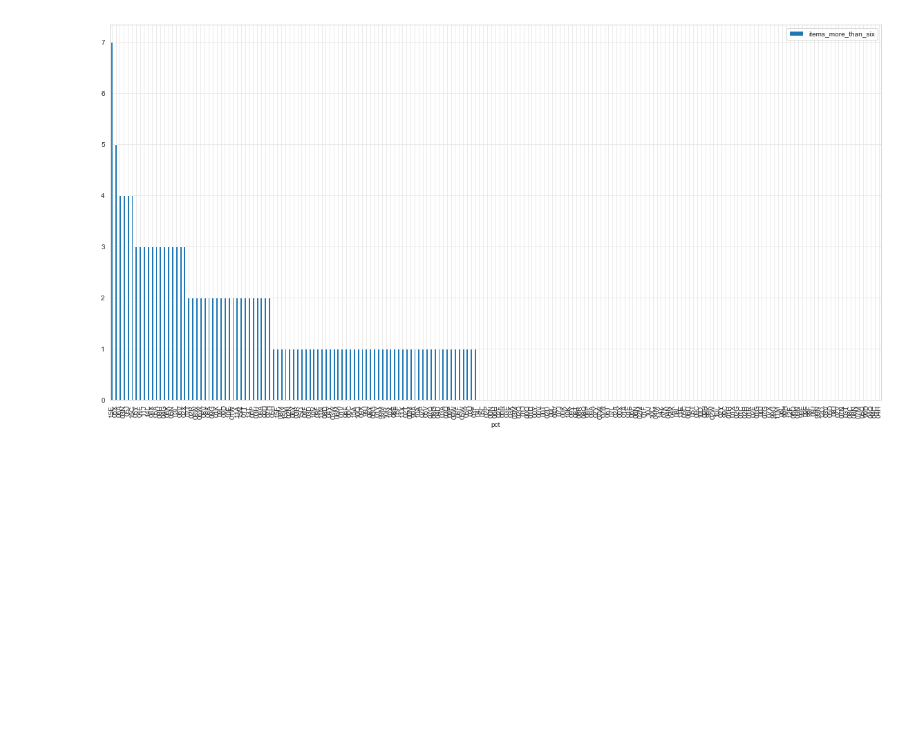
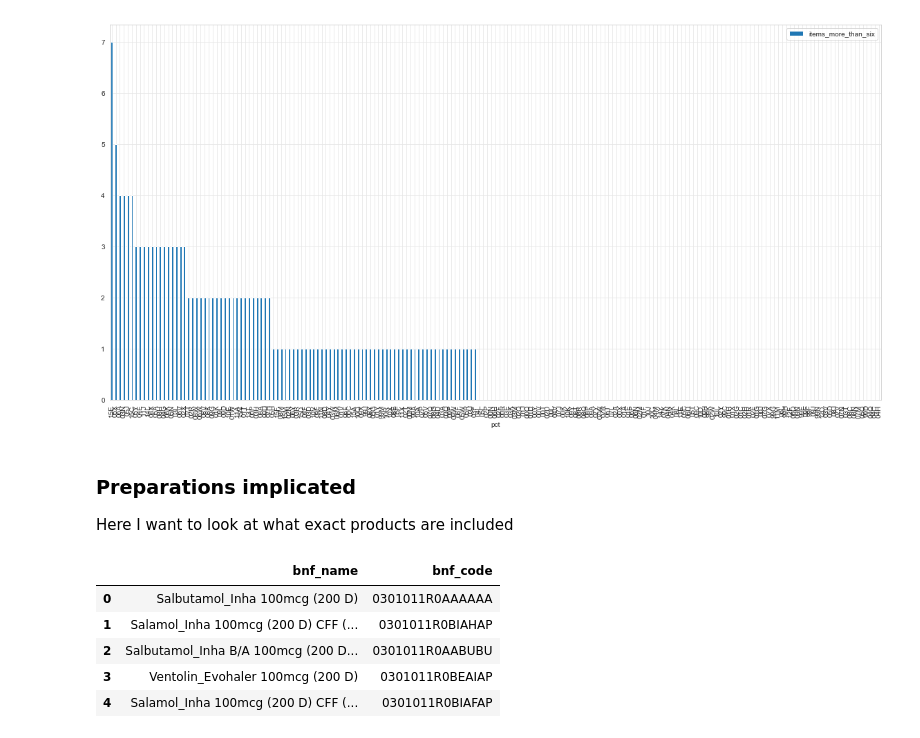
Before and after one commit to ebmdatalab/jupyter-notebooks, a Jupyter notebook: new_measures/Drafts/Enviromental Inhalers/Large Quantities of Salbutamol.ipynb, the cells around one changed output. Drawn from its saved outputs; the diff is of its cells as text; code cells hidden in the pictures; blank space fills up the shorter version.

Commit message:
update salbutamol
extract bnf names

```diff
--- a/new_measures/Drafts/Enviromental Inhalers/Large Quantities of Salbutamol.ipynb
+++ b/new_measures/Drafts/Enviromental Inhalers/Large Quantities of Salbutamol.ipynb
@@ -272,3 +272,42 @@ june_excess_salb.sort_values('items_more_than_six', ascending=False).plot.bar(x=
 # %% [output]
 <matplotlib.axes._subplots.AxesSubplot at 0x...>
 [figure]
+# %% [markdown]
+### Preparations implicated
+Here I want to look at what exact products are included
+# %%
+sql = '''
+SELECT DISTINCT
+bnf_name,
+bnf_code
+
+FROM
+  ebmdatalab.hscic.raw_prescribing_normalised AS presc
+JOIN
+  hscic.ccgs AS ccgs
+ON
+  presc.pct=ccgs.code
+WHERE
+  presc.bnf_code IN (
+  SELECT
+    DISTINCT(bnf_code)
+  FROM
+    measures.vw__chapter_3_dmd_objs_with_form_route ###this is a view with just inhalers
+  WHERE
+    form_route = 'pressurizedinhalation.inhalation' ) ##lets just look at MDI
+  AND bnf_code LIKE "0301011R0%"
+  AND ccgs.org_type='CCG'
+GROUP BY
+bnf_name,
+bnf_code
+    '''
+
+bnf_salb = bq.cached_read(sql, csv_path='bnf_salb.csv')
+bnf_salb.head()
+# %% [output]
+|  | bnf_name | bnf_code |
+| 0 | Salbutamol_Inha 100mcg (200 D) | 0301011R0AAAAAA |
+| 1 | Salamol_Inha 100mcg (200 D) CFF (... | 0301011R0BIAHAP |
+| 2 | Salbutamol_Inha B/A 100mcg (200 D... | 0301011R0AABUBU |
+| 3 | Ventolin_Evohaler 100mcg (200 D) | 0301011R0BEAIAP |
+| 4 | Salamol_Inha 100mcg (200 D) CFF (... | 0301011R0BIAFAP |
```
Also changed, not shown: 1 other file.
